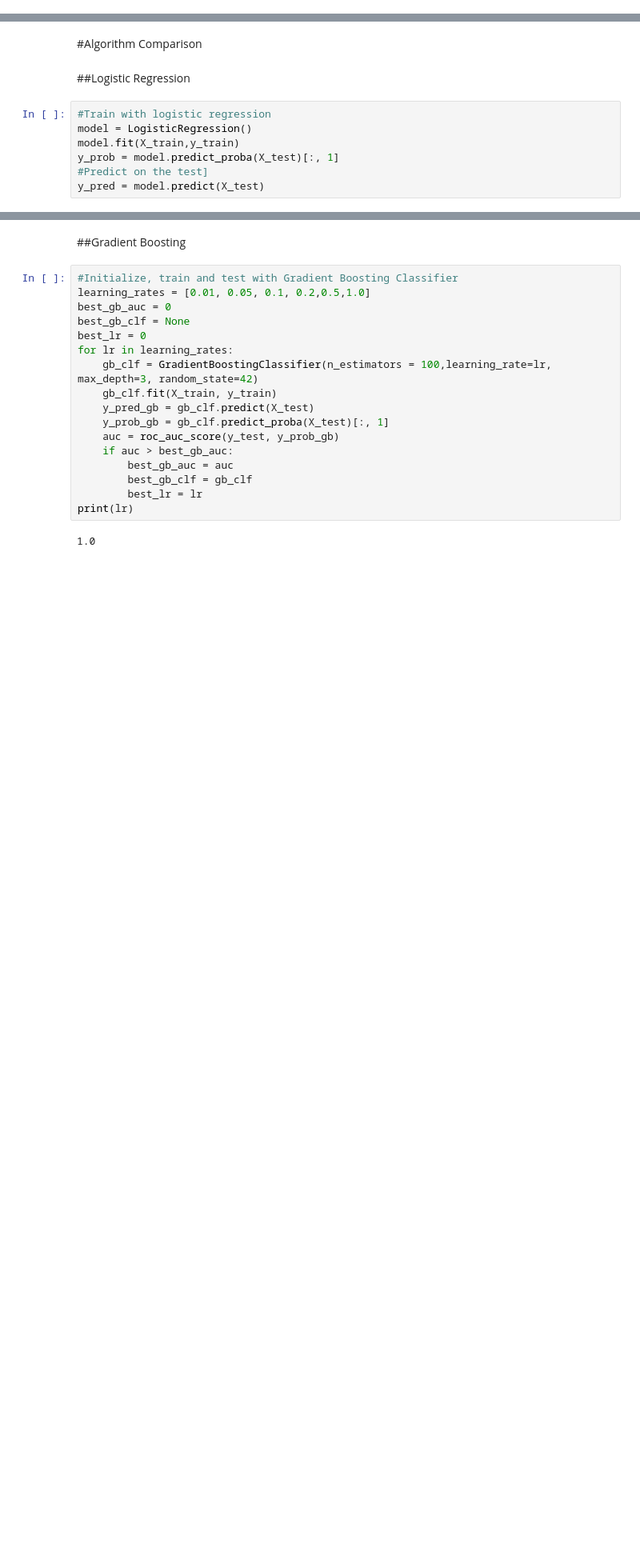
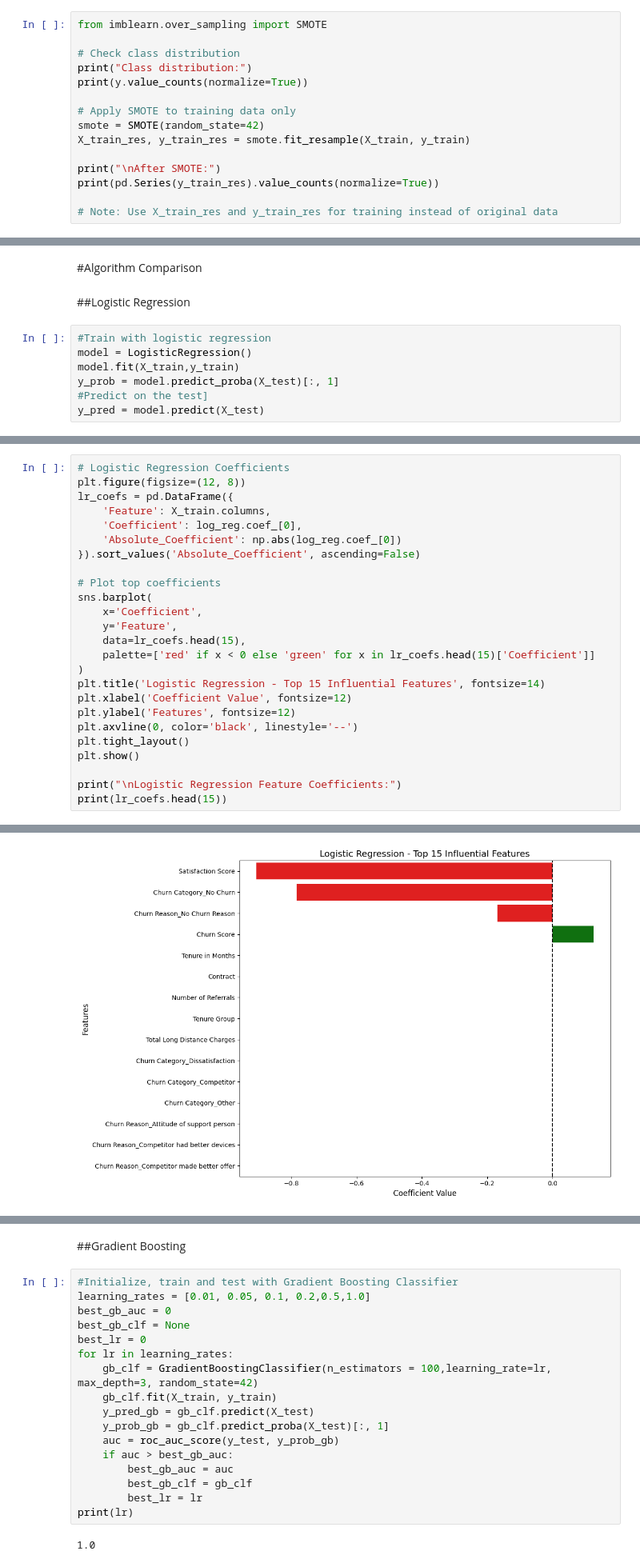
Before and after one commit to cheredi/Customer_churn, a Jupyter notebook: TATYANA_AMUGO_FINALPROJECT_CODE.ipynb, the cells around one changed output, grey strips where cells are left out. Shown: that part at 80% size. Drawn from its saved outputs; the diff is of its cells as text; blank space fills up the shorter version.

```diff
--- a/TATYANA_AMUGO_FINALPROJECT_CODE.ipynb
+++ b/TATYANA_AMUGO_FINALPROJECT_CODE.ipynb
@@ -278,0 +295,15 @@ X_train, X_test, y_train, y_test = train_test_split(
+# %%
+from imblearn.over_sampling import SMOTE
+
+# Check class distribution
+print("Class distribution:")
+print(y.value_counts(normalize=True))
+
+# Apply SMOTE to training data only
+smote = SMOTE(random_state=42)
+X_train_res, y_train_res = smote.fit_resample(X_train, y_train)
+
+print("\nAfter SMOTE:")
+print(pd.Series(y_train_res).value_counts(normalize=True))
+
+# Note: Use X_train_res and y_train_res for training instead of original data
@@ -289,0 +382,26 @@ y_pred = model.predict(X_test)
+# %%
+# Logistic Regression Coefficients
+plt.figure(figsize=(12, 8))
+lr_coefs = pd.DataFrame({
+    'Feature': X_train.columns,
+    'Coefficient': log_reg.coef_[0],
+    'Absolute_Coefficient': np.abs(log_reg.coef_[0])
+}).sort_values('Absolute_Coefficient', ascending=False)
+
+# Plot top coefficients
+sns.barplot(
+    x='Coefficient',
+    y='Feature',
+    data=lr_coefs.head(15),
+    palette=['red' if x < 0 else 'green' for x in lr_coefs.head(15)['Coefficient']]
+)
+plt.title('Logistic Regression - Top 15 Influential Features', fontsize=14)
+plt.xlabel('Coefficient Value', fontsize=12)
+plt.ylabel('Features', fontsize=12)
+plt.axvline(0, color='black', linestyle='--')
+plt.tight_layout()
+plt.show()
+
+print("\nLogistic Regression Feature Coefficients:")
+print(lr_coefs.head(15))
+# %% [output]
@@ -289,0 +411 @@ y_pred = model.predict(X_test)
+[figure, added]
```
Also changed, not shown: parts of 35 cells of this notebook.
